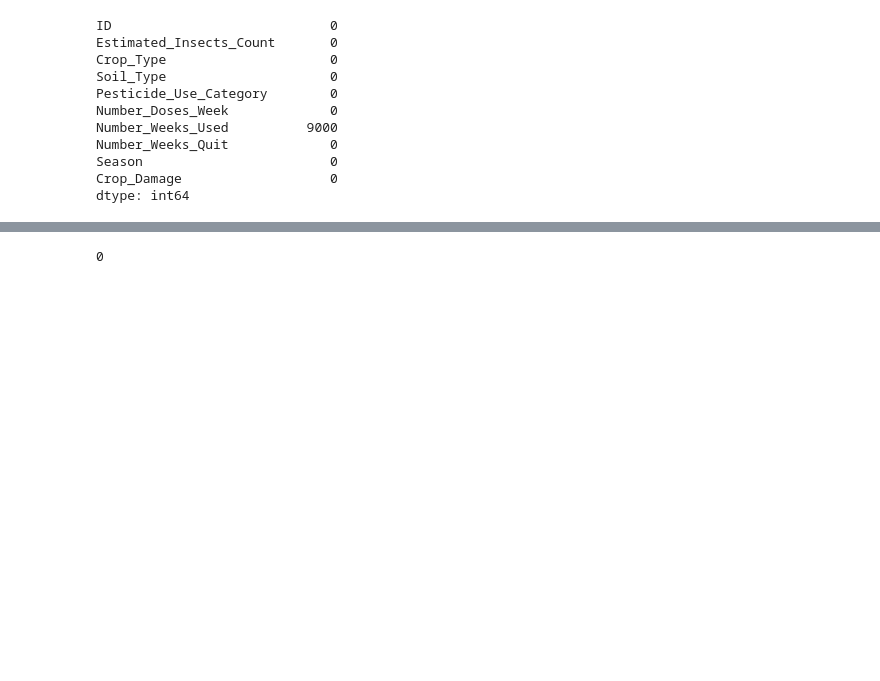
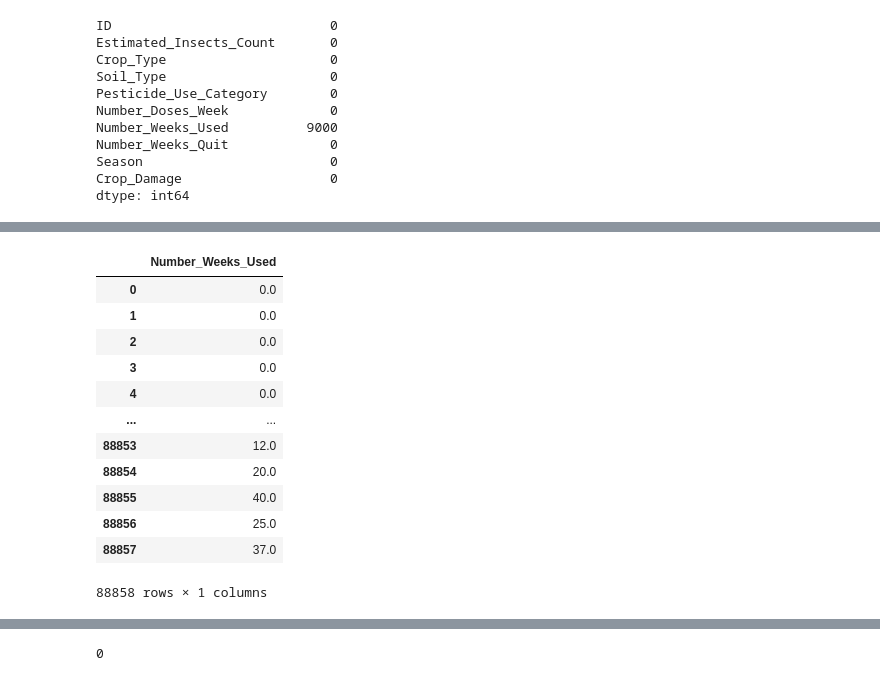
Before and after one commit to rochamarcio/AGRONEG-CIO, a Jupyter notebook: src/data_preprocessing/agro-preprocessing.ipynb, the cells around one changed output, grey strips where cells are left out. Drawn from its saved outputs; the diff is of its cells as text; code cells hidden in the pictures; blank space fills up the shorter version.

```diff
--- a/src/data_preprocessing/agro-preprocessing.ipynb
+++ b/src/data_preprocessing/agro-preprocessing.ipynb
@@ -117,0 +209,16 @@ dtype: int64
+# %%
+df['Number_Weeks_Used'].to_frame()
+# %% [output]
+|  | Number_Weeks_Used |
+| 0 | 0.0 |
+| 1 | 0.0 |
+| 2 | 0.0 |
+| 3 | 0.0 |
+| 4 | 0.0 |
+| ... | ... |
+| 88853 | 12.0 |
+| 88854 | 20.0 |
+| 88855 | 40.0 |
+| 88856 | 25.0 |
+| 88857 | 37.0 |
+88858 rows × 1 columns
```
Also changed, not shown: parts of 21 cells of this notebook, 3 other files.
